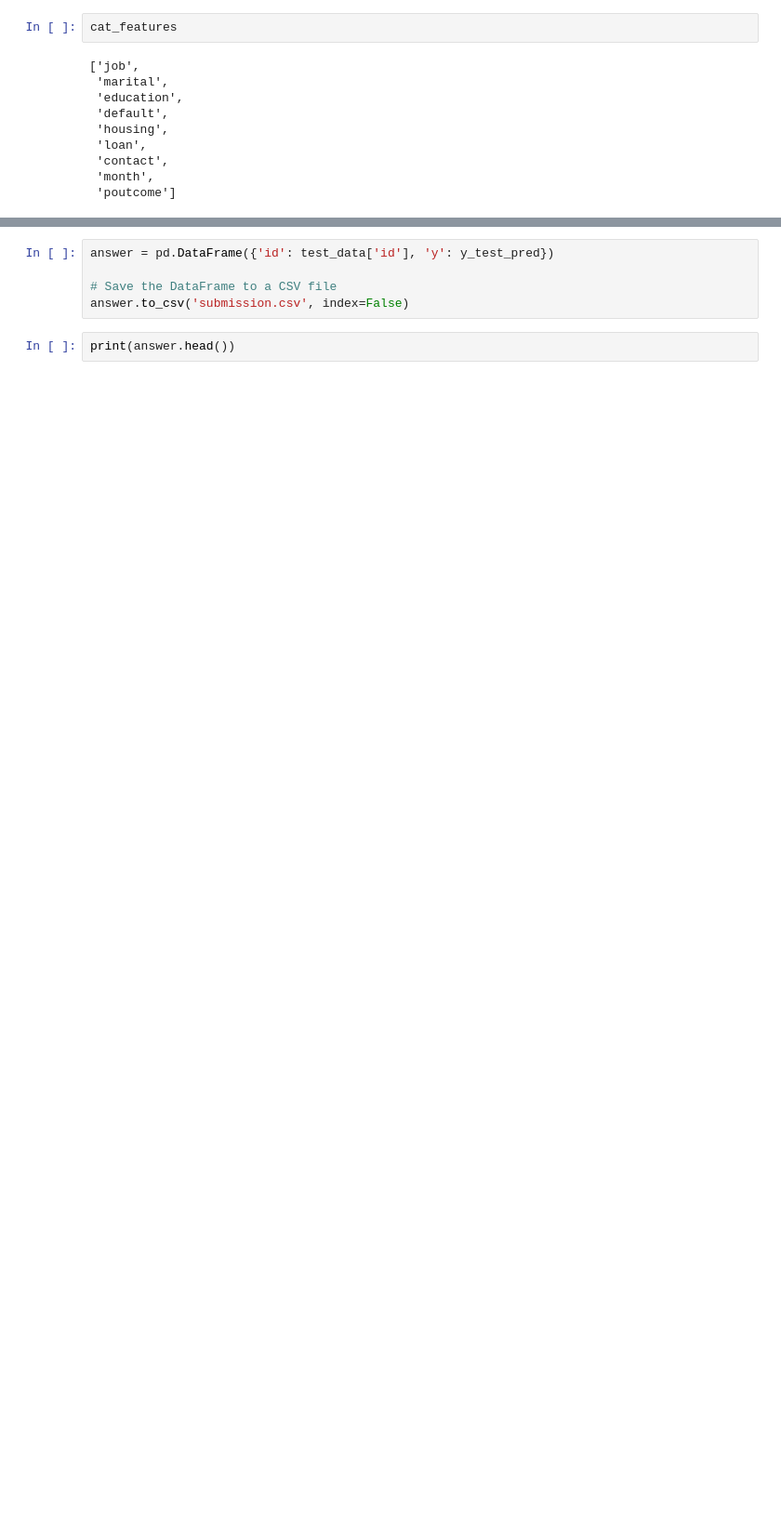
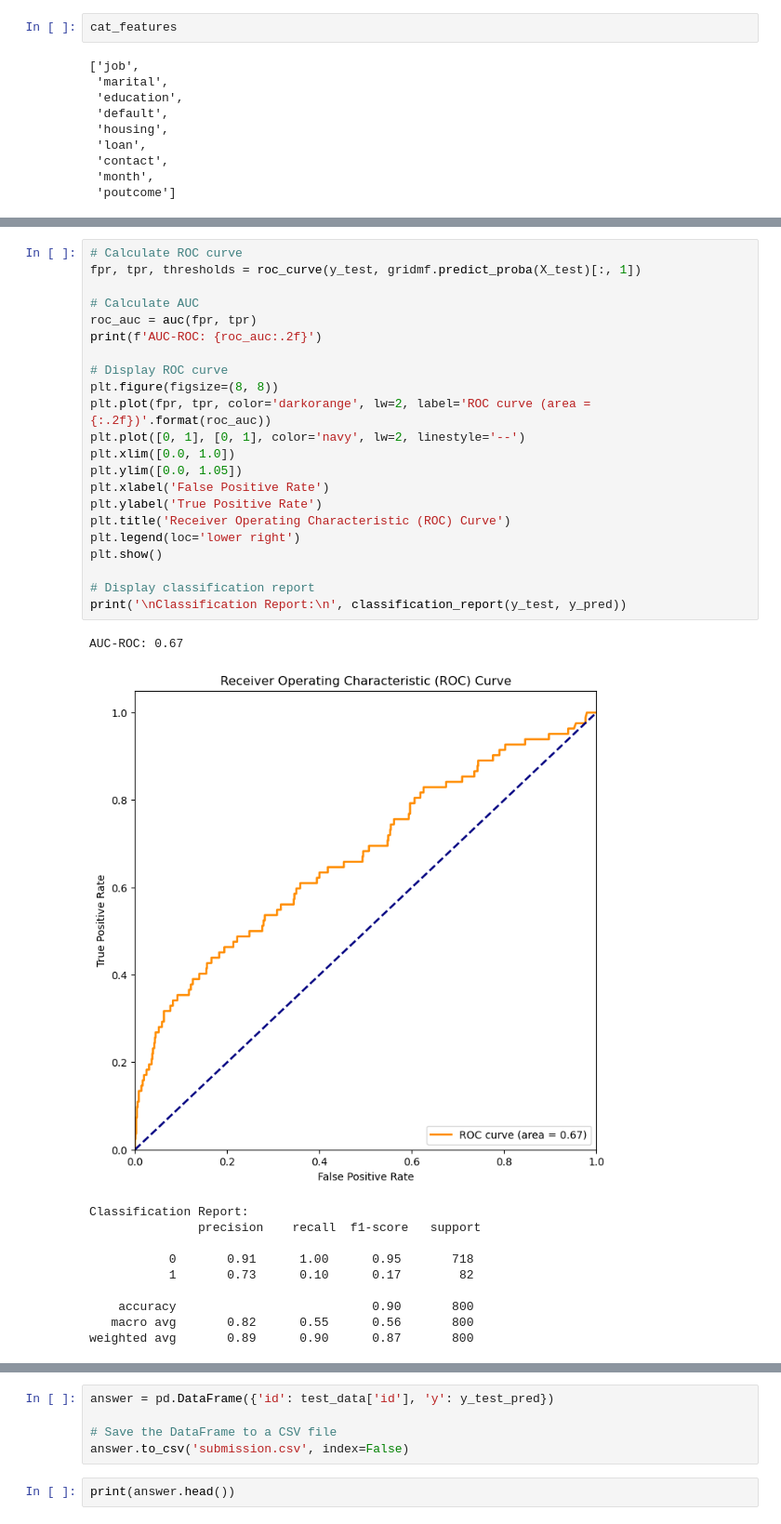
Before and after one commit to ccos505/cbs-ai, a Jupyter notebook: main.ipynb, the cells around one changed output, grey strips where cells are left out. Shown at 93% size. Cells and saved outputs as stored; diff of their text form; blank space fills up the shorter version.

```diff
--- a/main.ipynb
+++ b/main.ipynb
@@ -170,3 +294,37 @@ weighted avg       0.89      0.91      0.89       800
+# %%
+# Calculate ROC curve
+fpr, tpr, thresholds = roc_curve(y_test, gridmf.predict_proba(X_test)[:, 1])
+
+# Calculate AUC
+roc_auc = auc(fpr, tpr)
+print(f'AUC-ROC: {roc_auc:.2f}')
+
+# Display ROC curve
+plt.figure(figsize=(8, 8))
+plt.plot(fpr, tpr, color='darkorange', lw=2, label='ROC curve (area = {:.2f})'.format(roc_auc))
+plt.plot([0, 1], [0, 1], color='navy', lw=2, linestyle='--')
+plt.xlim([0.0, 1.0])
+plt.ylim([0.0, 1.05])
+plt.xlabel('False Positive Rate')
+plt.ylabel('True Positive Rate')
+plt.title('Receiver Operating Characteristic (ROC) Curve')
+plt.legend(loc='lower right')
+plt.show()
+
+# Display classification report
+print('\nClassification Report:\n', classification_report(y_test, y_pred))
+# %% [output]
+AUC-ROC: 0.67
+[figure, added]
+Classification Report:
+               precision    recall  f1-score   support
+
+           0       0.91      1.00      0.95       718
+           1       0.73      0.10      0.17        82
+
+    accuracy                           0.90       800
+   macro avg       0.82      0.55      0.56       800
+weighted avg       0.89      0.90      0.87       800
 # %%
 test_x = test_data[features]
 
```
Also changed, not shown: parts of 29 cells of this notebook, 1 other file.
